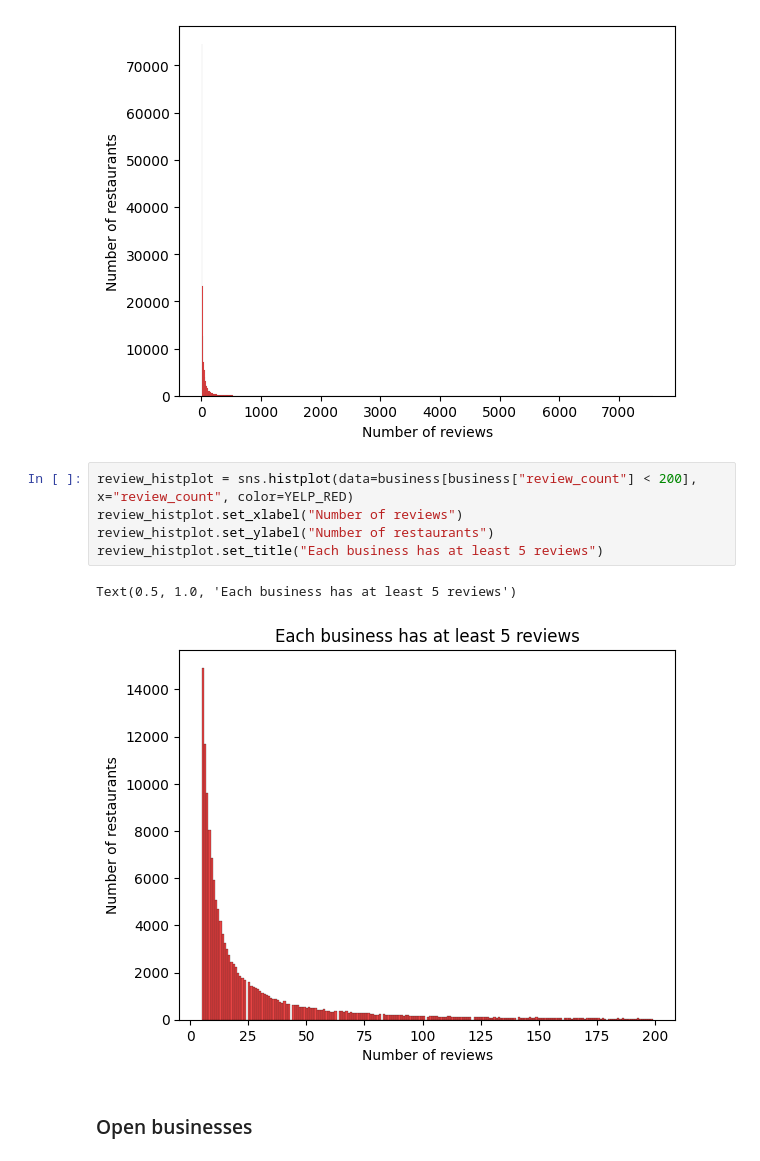
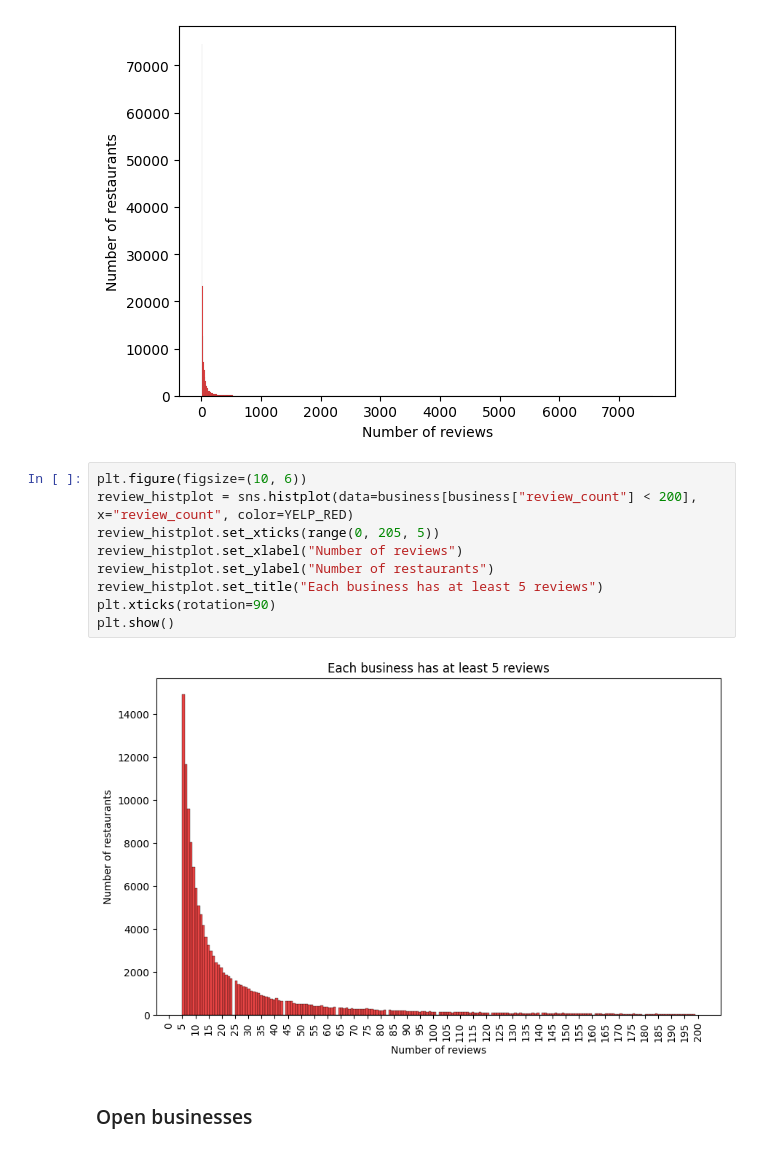
Before and after one commit to xkello/ISA-Team-8, a Jupyter notebook: EDA_basic.ipynb, the cells around one changed output. Drawn from its saved outputs; the diff is of its cells as text.

Commit message:
basic EDA for users, tips and reviews

```diff
--- a/EDA_basic.ipynb
+++ b/EDA_basic.ipynb
@@ -118,13 +121,16 @@ review_histplot.set_ylabel("Number of restaurants")
 Text(0, 0.5, 'Number of restaurants')
 [figure]
 # %%
+plt.figure(figsize=(10, 6))
 review_histplot = sns.histplot(data=business[business["review_count"] < 200], x="review_count", color=YELP_RED)
+review_histplot.set_xticks(range(0, 205, 5))
 review_histplot.set_xlabel("Number of reviews")
 review_histplot.set_ylabel("Number of restaurants")
 review_histplot.set_title("Each business has at least 5 reviews")
+plt.xticks(rotation=90)
+plt.show()
 # %% [output]
-Text(0.5, 1.0, 'Each business has at least 5 reviews')
-[figure, old version]
+[figure, new version]
 # %% [markdown]
 ### Open businesses
 # %%
```
Also changed, not shown: parts of 27 cells of this notebook.
